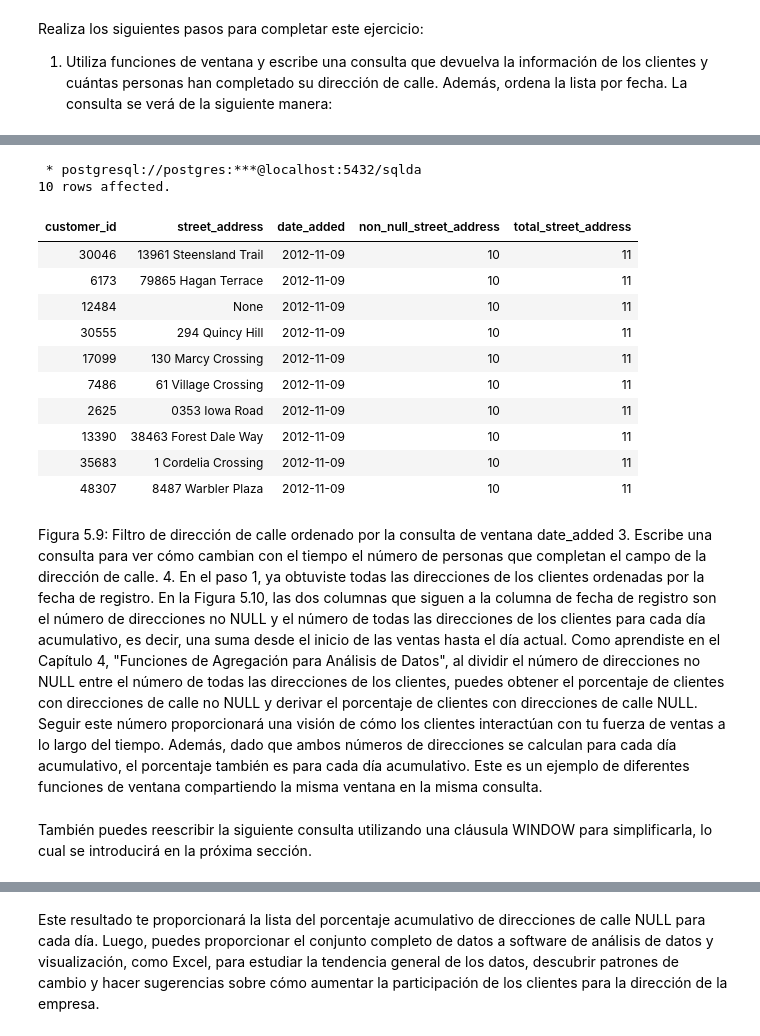
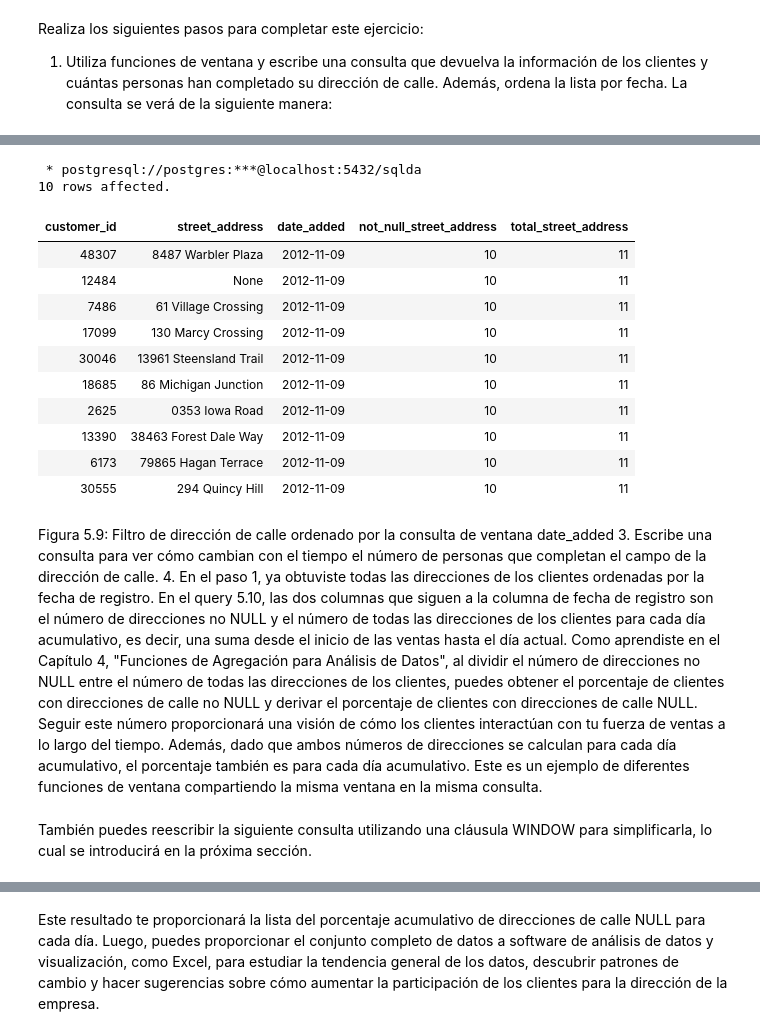
Before and after one commit to limspiga/data-modeling, a Jupyter notebook: 05_data_modeling_for_marketing.ipynb, the cells around one changed output, grey strips where cells are left out. Cells and saved outputs as stored; diff of their text form; code cells hidden in the pictures.

```diff
--- a/05_data_modeling_for_marketing.ipynb
+++ b/05_data_modeling_for_marketing.ipynb
@@ -301,42 +328,41 @@ Realiza los siguientes pasos para completar este ejercicio:
 # %%
 %%sql
+-- La ventana es por día (10/11)
 SELECT
   customer_id,
   street_address,
   date_added::DATE,
   COUNT(
     CASE
       WHEN street_address IS NOT NULL THEN customer_id
-      ELSE NULL
+      ELSE NULL -- NO LO CUENTA
     END
-  ) OVER (ORDER BY date_added::DATE)
-    as non_null_street_address,
-  COUNT(*) OVER (ORDER BY date_added::DATE)
-    as total_street_address
+  ) OVER (ORDER BY date_added::DATE) AS not_null_street_address,
+  COUNT(*) OVER (ORDER BY date_added::DATE) as total_street_address
 FROM
   customers
-ORDER BY
-date_added LIMIT 10;
+ ORDER BY
+ date_added LIMIT 10;
 # %% [output]
  * postgresql://postgres:***@localhost:5432/sqlda
 10 rows affected.
-| customer_id | street_address | date_added | non_null_street_address | total_street_address |
+| customer_id | street_address | date_added | not_null_street_address | total_street_address |
+| 48307 | 8487 Warbler Plaza | 2012-11-09 | 10 | 11 |
+| 12484 | None | 2012-11-09 | 10 | 11 |
+| 7486 | 61 Village Crossing | 2012-11-09 | 10 | 11 |
+| 17099 | 130 Marcy Crossing | 2012-11-09 | 10 | 11 |
 | 30046 | 13961 Steensland Trail | 2012-11-09 | 10 | 11 |
-| 6173 | 79865 Hagan Terrace | 2012-11-09 | 10 | 11 |
-| 12484 | None | 2012-11-09 | 10 | 11 |
-| 30555 | 294 Quincy Hill | 2012-11-09 | 10 | 11 |
-| 17099 | 130 Marcy Crossing | 2012-11-09 | 10 | 11 |
-| 7486 | 61 Village Crossing | 2012-11-09 | 10 | 11 |
+| 18685 | 86 Michigan Junction | 2012-11-09 | 10 | 11 |
 | 2625 | 0353 Iowa Road | 2012-11-09 | 10 | 11 |
 | 13390 | 38463 Forest Dale Way | 2012-11-09 | 10 | 11 |
-| 35683 | 1 Cordelia Crossing | 2012-11-09 | 10 | 11 |
-| 48307 | 8487 Warbler Plaza | 2012-11-09 | 10 | 11 |
+| 6173 | 79865 Hagan Terrace | 2012-11-09 | 10 | 11 |
+| 30555 | 294 Quincy Hill | 2012-11-09 | 10 | 11 |
 # %% [markdown]
 Figura 5.9: Filtro de dirección de calle ordenado por la consulta de ventana date_added
 3. Escribe una consulta para ver cómo cambian con el tiempo el número de personas que completan el campo de la dirección de calle.
-4. En el paso 1, ya obtuviste todas las direcciones de los clientes ordenadas por la fecha de registro. En la Figura 5.10, las dos columnas que siguen a la columna de fecha de registro son el número de direcciones no NULL y el número de todas las direcciones de los clientes para cada día acumulativo, es decir, una suma desde el inicio de las ventas hasta el día actual.
+4. En el paso 1, ya obtuviste todas las direcciones de los clientes ordenadas por la fecha de registro. En el query 5.10, las dos columnas que siguen a la columna de fecha de registro son el número de direcciones no NULL y el número de todas las direcciones de los clientes para cada día acumulativo, es decir, una suma desde el inicio de las ventas hasta el día actual.
 Como aprendiste en el Capítulo 4, "Funciones de Agregación para Análisis de Datos", al dividir el número de direcciones no NULL entre el número de todas las direcciones de los clientes, puedes obtener el porcentaje de clientes con direcciones de calle no NULL y derivar el porcentaje de clientes con direcciones de calle NULL. Seguir este número proporcionará una visión de cómo los clientes interactúan con tu fuerza de ventas a lo largo del tiempo. Además, dado que ambos números de direcciones se calculan para cada día acumulativo, el porcentaje también es para cada día acumulativo. Este es un ejemplo de diferentes funciones de ventana compartiendo la misma ventana en la misma consulta.
 # %% [markdown]
-También puedes reescribir la siguiente consulta utilizando una cláusula WINDOW para simplificarla, lo cual se introducirá en la próxima sección.
+  También puedes reescribir la siguiente consulta utilizando una cláusula WINDOW para simplificarla, lo cual se introducirá en la próxima sección.
 # %%
 %%sql
```
Also changed, not shown: parts of 14 cells of this notebook.
